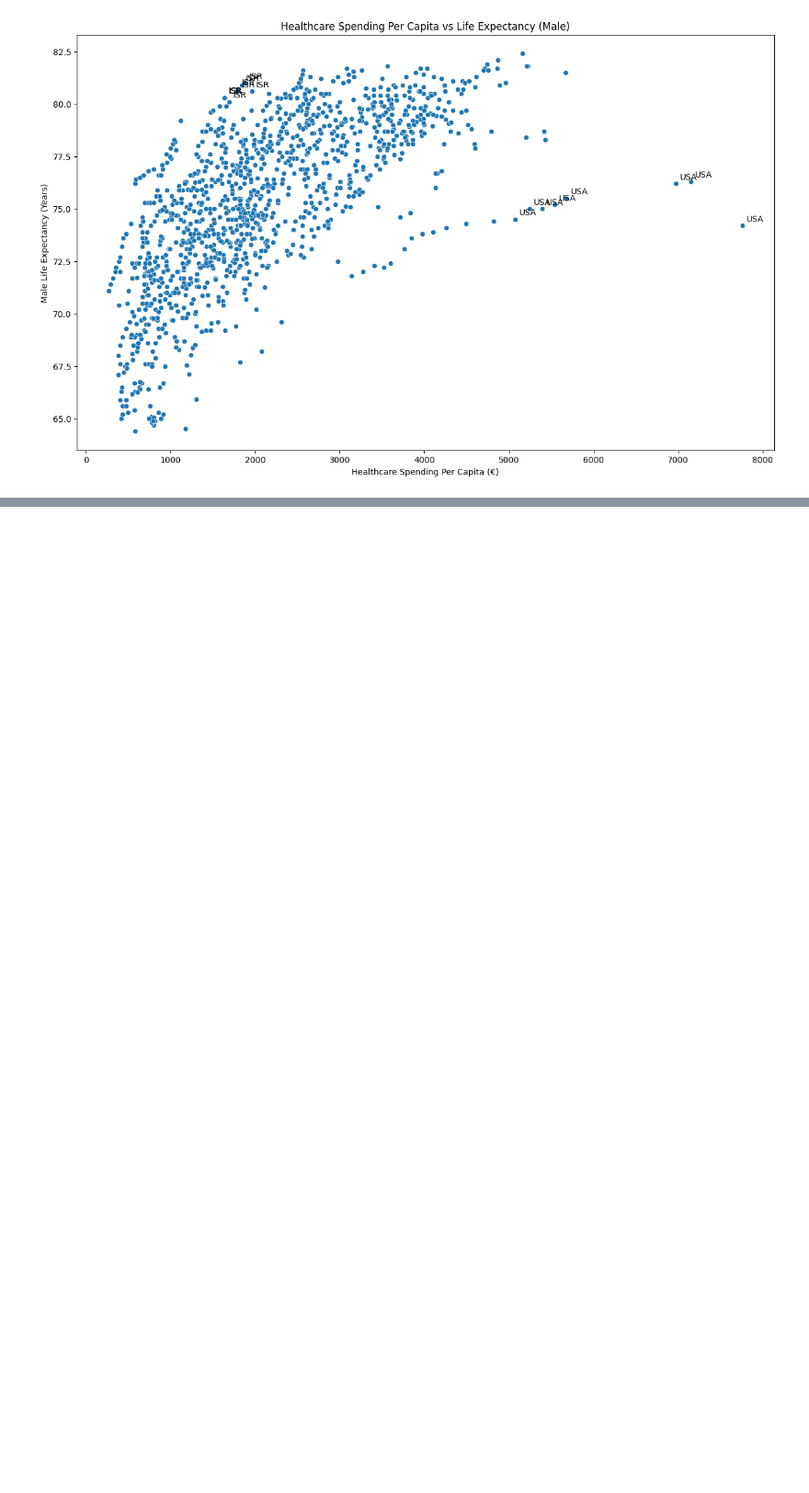
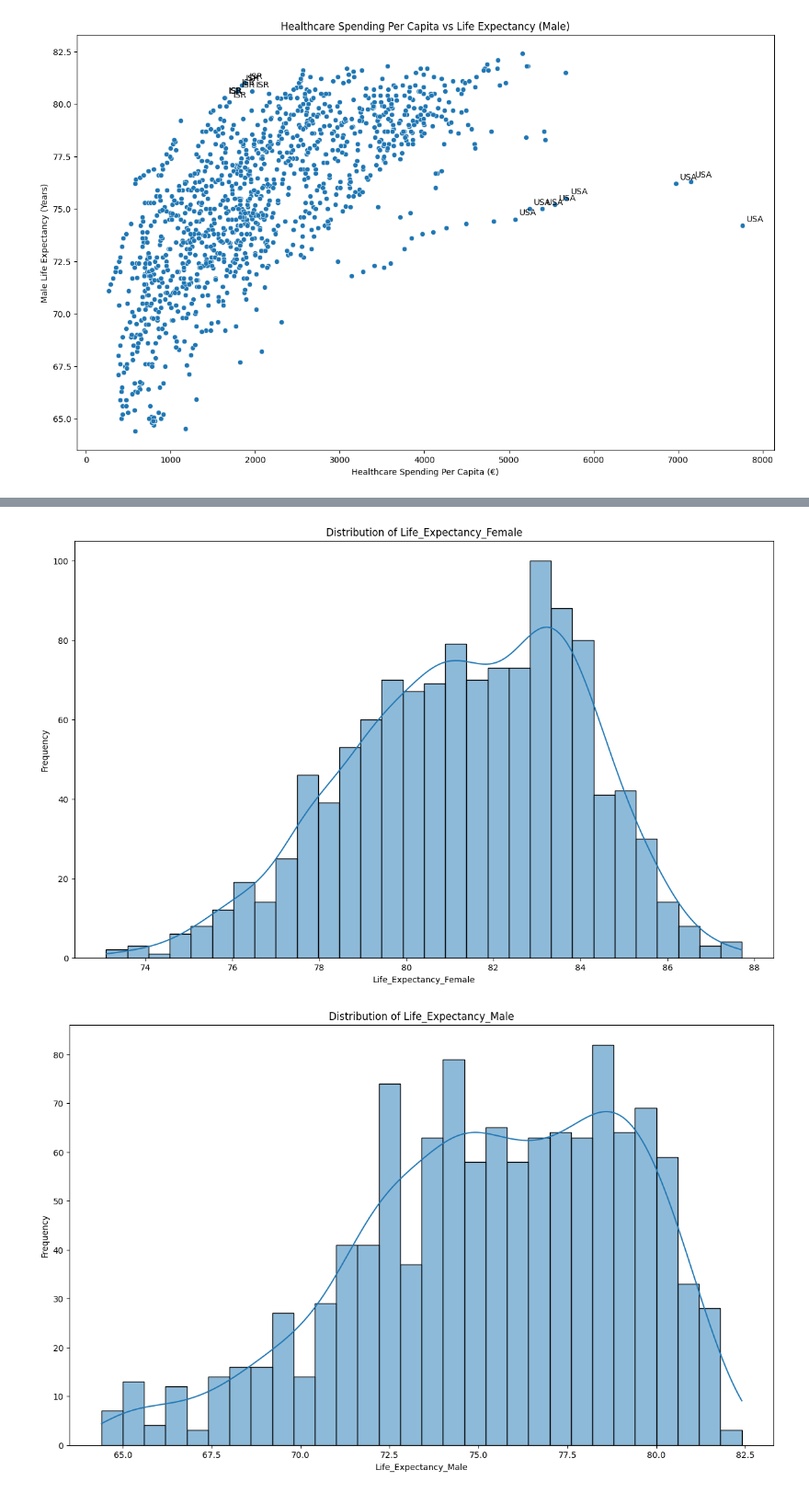
Before and after one commit to BastiSeid/healthcare-efficiency-analysis, a Jupyter notebook: notebooks/01_data_collection.ipynb, the cells around one changed output, grey strips where cells are left out. Shown at 92% size. Cells and saved outputs as stored; diff of their text form; code cells hidden in the pictures; blank space fills up the shorter version.

```diff
--- a/notebooks/01_data_collection.ipynb
+++ b/notebooks/01_data_collection.ipynb
@@ -430,0 +459,14 @@ See the caveats in the documentation: https://pandas.pydata.org/pandas-docs/stab
+# %%
+distribution_data = clean_ml_df.drop(columns=['Country'])
+
+# distribution analysis
+for column in distribution_data.columns:
+    plt.figure(figsize=(15, 9))
+    sns.histplot(data=distribution_data, x=column, bins=30, kde=True)
+    plt.title(f'Distribution of {column}')
+    plt.xlabel(column)
+    plt.ylabel('Frequency')
+    plt.show()
+# %% [output]
+[figure, added]
+[figure, added]
```
Also changed, not shown: parts of 8 cells of this notebook.
